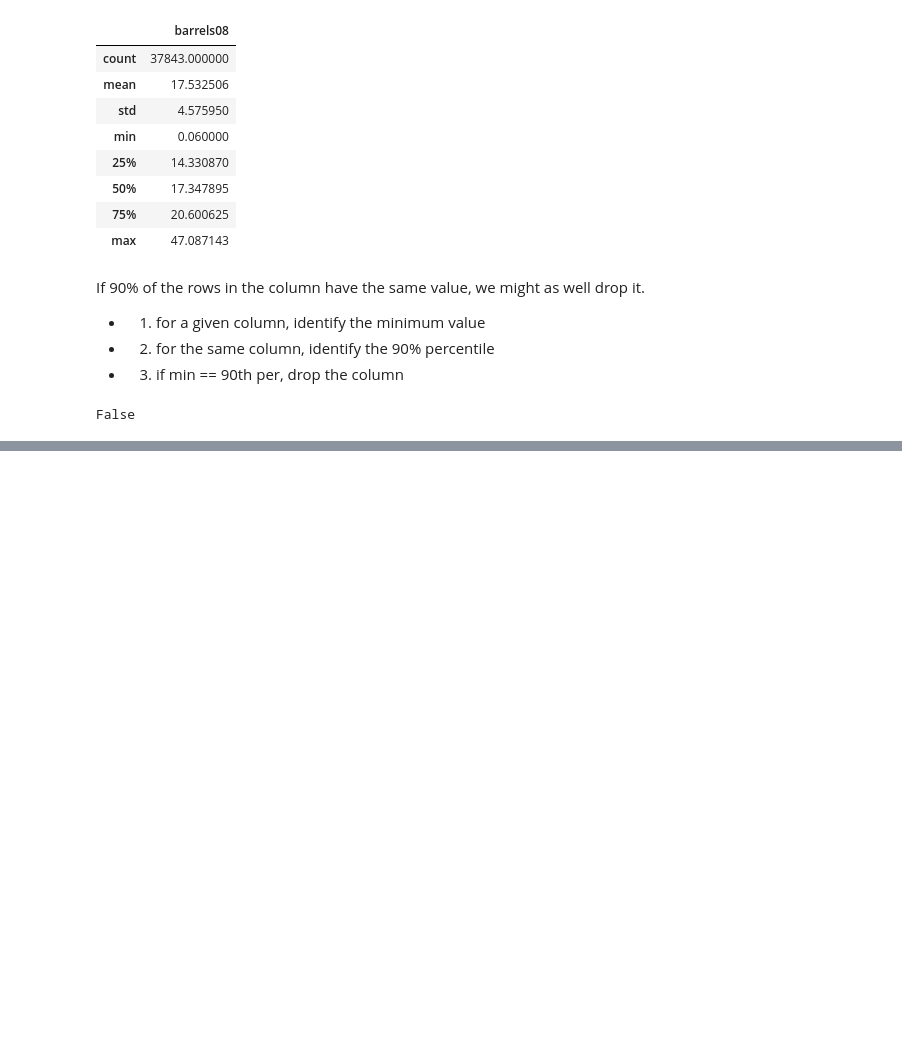
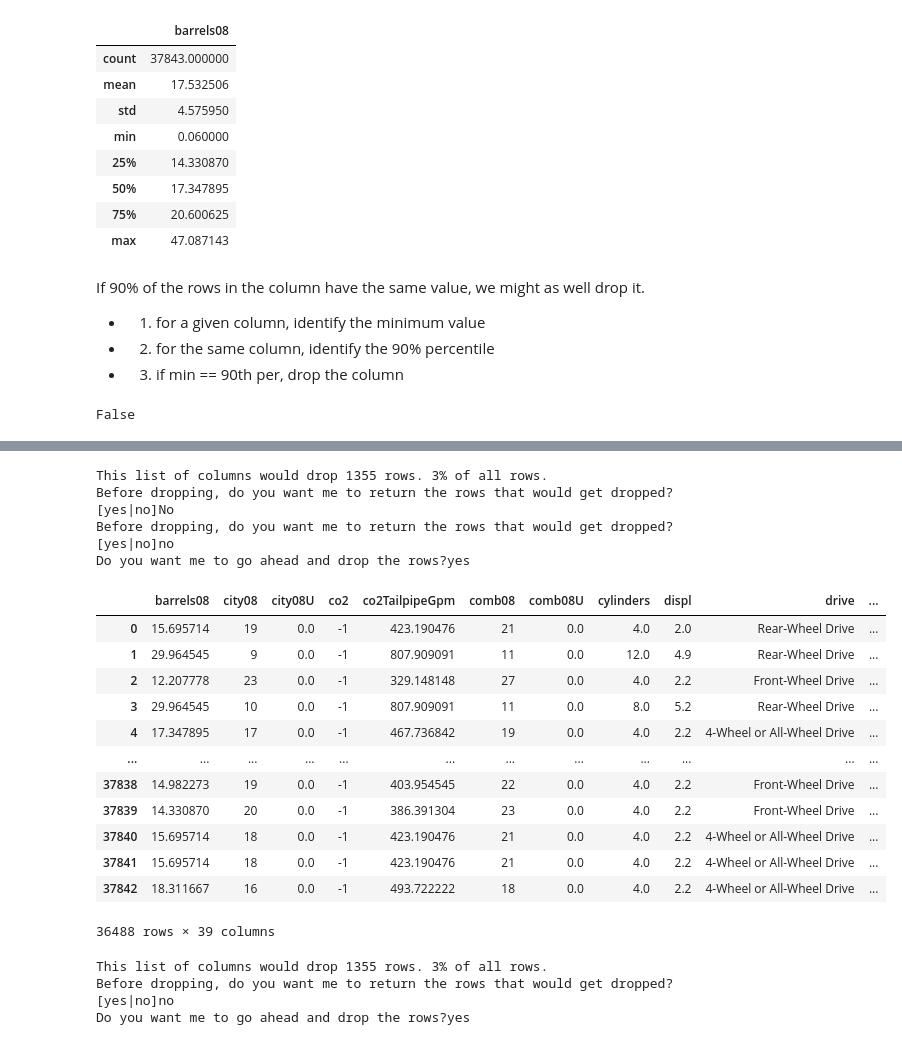
Before and after one commit to ironhack-datalabs/data-ber-08-20, a Jupyter notebook: Notes/module-1/week-2/2.2_pandas_data_cleaning.ipynb, the cells around one changed output, grey strips where cells are left out. Cells and saved outputs as stored; diff of their text form; code cells hidden in the pictures; blank space fills up the shorter version.

```diff
--- a/Notes/module-1/week-2/2.2_pandas_data_cleaning.ipynb
+++ b/Notes/module-1/week-2/2.2_pandas_data_cleaning.ipynb
@@ -368,0 +896,26 @@ False
+# %%
+securely_drop_duplicates(df_copy, columns)
+# %% [output]
+This list of columns would drop 1355 rows. 3% of all rows.
+Before dropping, do you want me to return the rows that would get dropped? [yes|no]No
+Before dropping, do you want me to return the rows that would get dropped? [yes|no]no
+Do you want me to go ahead and drop the rows?yes
+|  | barrels08 | city08 | city08U | co2 | co2TailpipeGpm | comb08 | comb08U | cylinders | displ | drive | ... |
+| 0 | 15.695714 | 19 | 0.0 | -1 | 423.190476 | 21 | 0.0 | 4.0 | 2.0 | Rear-Wheel Drive | ... |
+| 1 | 29.964545 | 9 | 0.0 | -1 | 807.909091 | 11 | 0.0 | 12.0 | 4.9 | Rear-Wheel Drive | ... |
+| 2 | 12.207778 | 23 | 0.0 | -1 | 329.148148 | 27 | 0.0 | 4.0 | 2.2 | Front-Wheel Drive | ... |
+| 3 | 29.964545 | 10 | 0.0 | -1 | 807.909091 | 11 | 0.0 | 8.0 | 5.2 | Rear-Wheel Drive | ... |
+| 4 | 17.347895 | 17 | 0.0 | -1 | 467.736842 | 19 | 0.0 | 4.0 | 2.2 | 4-Wheel or All-Wheel Drive | ... |
+| ... | ... | ... | ... | ... | ... | ... | ... | ... | ... | ... | ... |
+| 37838 | 14.982273 | 19 | 0.0 | -1 | 403.954545 | 22 | 0.0 | 4.0 | 2.2 | Front-Wheel Drive | ... |
+| 37839 | 14.330870 | 20 | 0.0 | -1 | 386.391304 | 23 | 0.0 | 4.0 | 2.2 | Front-Wheel Drive | ... |
+| 37840 | 15.695714 | 18 | 0.0 | -1 | 423.190476 | 21 | 0.0 | 4.0 | 2.2 | 4-Wheel or All-Wheel Drive | ... |
+| 37841 | 15.695714 | 18 | 0.0 | -1 | 423.190476 | 21 | 0.0 | 4.0 | 2.2 | 4-Wheel or All-Wheel Drive | ... |
+| 37842 | 18.311667 | 16 | 0.0 | -1 | 493.722222 | 18 | 0.0 | 4.0 | 2.2 | 4-Wheel or All-Wheel Drive | ... |
+36488 rows × 39 columns
+# %%
+df_new = securely_drop_duplicates(df_copy, columns)
+# %% [output]
+This list of columns would drop 1355 rows. 3% of all rows.
+Before dropping, do you want me to return the rows that would get dropped? [yes|no]no
+Do you want me to go ahead and drop the rows?yes
```
Also changed, not shown: parts of 65 cells of this notebook, 1 other file.
